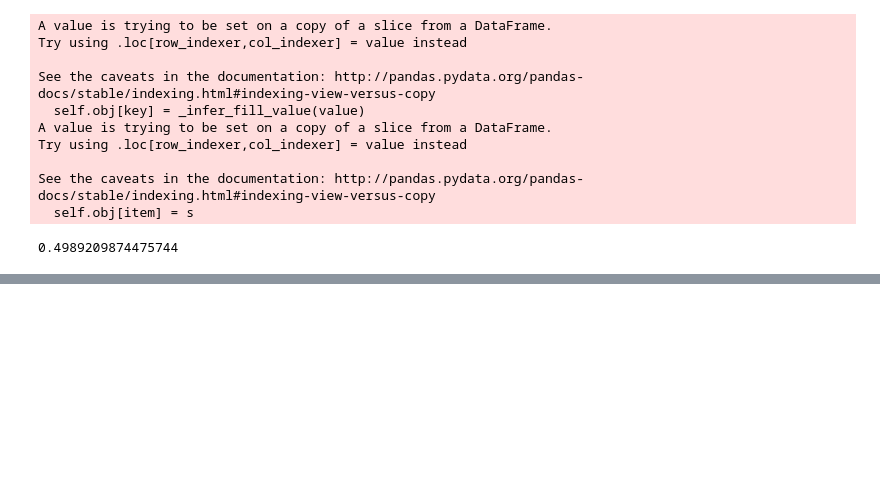
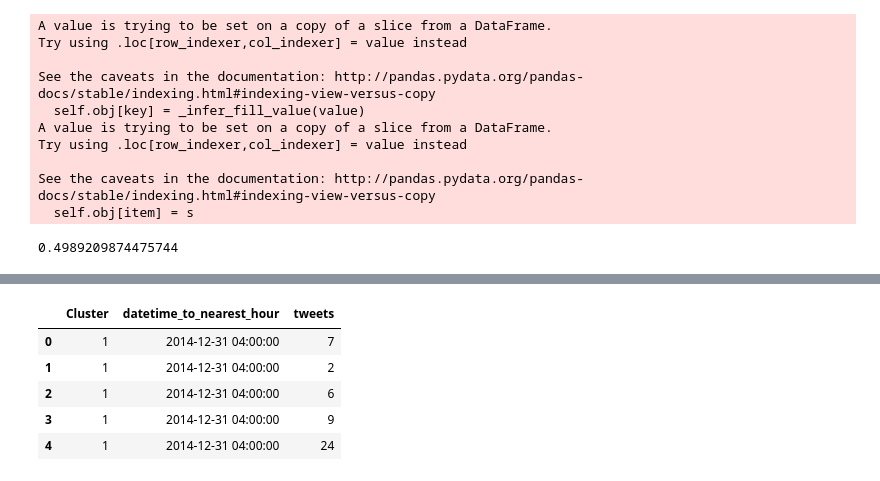
Before and after one commit to tpgmartin/london_new_years_tweets, a Jupyter notebook: Normalise Tweets by Borough for Hourly Interval.ipynb, the cells around one changed output, grey strips where cells are left out. Cells and saved outputs as stored; diff of their text form; code cells hidden in the pictures; blank space fills up the shorter version.

```diff
--- a/Normalise Tweets by Borough for Hourly Interval.ipynb
+++ b/Normalise Tweets by Borough for Hourly Interval.ipynb
@@ -297,0 +345,11 @@ average_by_cluster.to_csv("./data/average_by_cluster.csv", index=False)
+# %%
+tweets_by_cluster = tweets_by_cluster[["Cluster","datetime_to_nearest_hour_x", "id"]]
+tweets_by_cluster.columns = ['Cluster', 'datetime_to_nearest_hour', 'tweets']
+tweets_by_cluster.head()
+# %% [output]
+|  | Cluster | datetime_to_nearest_hour | tweets |
+| 0 | 1 | 2014-12-31 04:00:00 | 7 |
+| 1 | 1 | 2014-12-31 04:00:00 | 2 |
+| 2 | 1 | 2014-12-31 04:00:00 | 6 |
+| 3 | 1 | 2014-12-31 04:00:00 | 9 |
+| 4 | 1 | 2014-12-31 04:00:00 | 24 |
```
Also changed, not shown: parts of 16 cells of this notebook, 8 other files.
